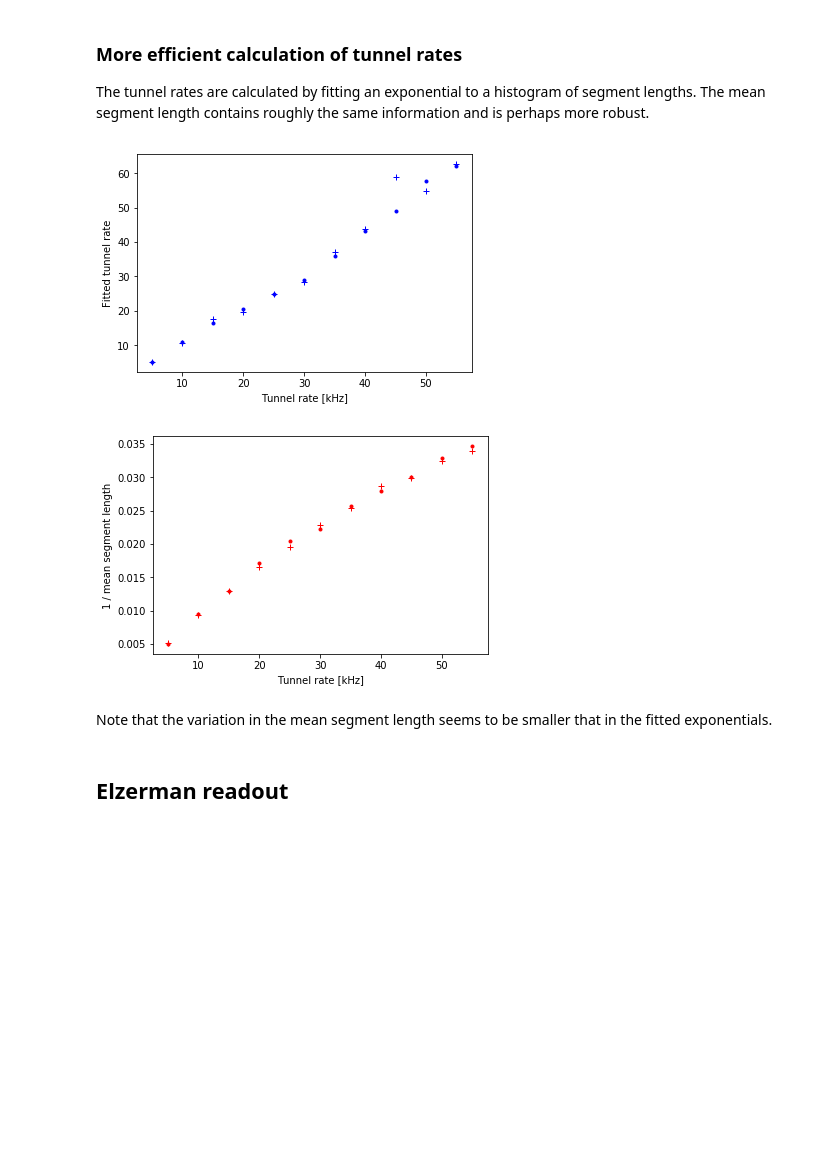
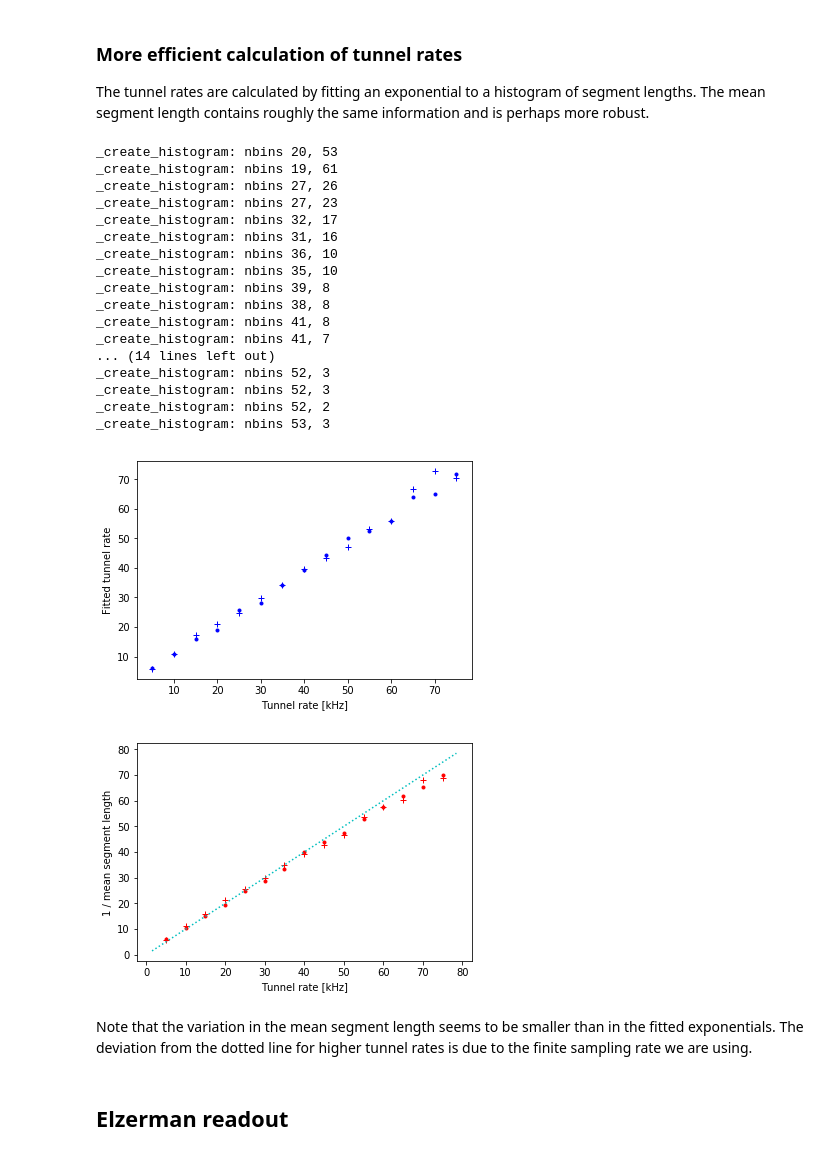
Before and after one commit to QuTech-Delft/qtt, a Jupyter notebook: docs/notebooks/analysis/example_elzerman_readout.ipynb, the cells around one changed output. Drawn from its saved outputs; the diff is of its cells as text; code cells hidden in the pictures; blank space fills up the shorter version.

```diff
--- a/docs/notebooks/analysis/example_elzerman_readout.ipynb
+++ b/docs/notebooks/analysis/example_elzerman_readout.ipynb
@@ -56,29 +58,49 @@ The mean segment length contains roughly the same information and is perhaps mor
 # %%
 samplerate = 1e6
 
 plt.figure(1000); plt.clf(); plt.xlabel('Tunnel rate [kHz]'); plt.ylabel('Fitted tunnel rate')
 plt.figure(1001); plt.clf();  plt.xlabel('Tunnel rate [kHz]');  plt.ylabel('1 / mean segment length')
-for jj, rate in enumerate(np.arange(5, 60, 5)*1e3):
+for jj, rate in enumerate(np.arange(5, 80, 5)*1e3):
     rate_up = rate
     rate_down = rate
     rts_model = ContinuousTimeMarkovModel(['down', 'up'], [rate_up*model_unit,rate_down*model_unit], np.array([[0.,1],[1,0]]) )
 
     rtsdata = generate_traces(rts_model, number_of_sequences=1, length=155000, std_gaussian_noise=.15)[0]
     with warnings.catch_warnings():
         warnings.filterwarnings("ignore")
         tunnelrate_dn, tunnelrate_up, results = tunnelrates_RTS(rtsdata, samplerate=samplerate, min_sep = 1.0, max_sep=2222, min_duration = 10, num_bins = 40, plungers=[], fig=0, verbose=0)
 
     plt.figure(1000)
     plt.plot(rate/1e3, tunnelrate_dn, '.b')
     plt.plot(rate/1e3, tunnelrate_up, '+b')
     plt.figure(1001)
-    plt.plot(rate/1e3, 1./(samplerate*results['down_segments']['mean']), '.r')
-    plt.plot(rate/1e3, 1./(samplerate*results['up_segments']['mean']), '+r')
+    x_factor = 1e-3
+    y_factor = (1./model_unit)*x_factor
+    plt.plot(rate*x_factor, y_factor/(samplerate*results['down_segments']['mean']), '.r')
+    plt.plot(rate*x_factor, y_factor/(samplerate*results['up_segments']['mean']), '+r')
+qtt.pgeometry.plot2Dline([1,-1,0], ':c', label='')
 # %% [output]
+_create_histogram: nbins 20, 53
+_create_histogram: nbins 19, 61
+_create_histogram: nbins 27, 26
+_create_histogram: nbins 27, 23
+_create_histogram: nbins 32, 17
+_create_histogram: nbins 31, 16
+_create_histogram: nbins 36, 10
+_create_histogram: nbins 35, 10
+_create_histogram: nbins 39, 8
+_create_histogram: nbins 38, 8
+_create_histogram: nbins 41, 8
+_create_histogram: nbins 41, 7
+... (14 lines left out)
+_create_histogram: nbins 52, 3
+_create_histogram: nbins 52, 3
+_create_histogram: nbins 52, 2
+_create_histogram: nbins 53, 3
-[figure, old version]
+[figure, new version]
-[figure, old version]
+[figure, new version]
 # %% [markdown]
-Note that the variation in the mean segment length seems to be smaller that in the fitted exponentials.
+Note that the variation in the mean segment length seems to be smaller than in the fitted exponentials. The deviation from the dotted line for higher tunnel rates is due to the finite sampling rate we are using.
 # %% [markdown]
 ## Elzerman readout
 # %% [markdown]
```
Also changed, not shown: parts of 6 cells of this notebook, 1 other file.
